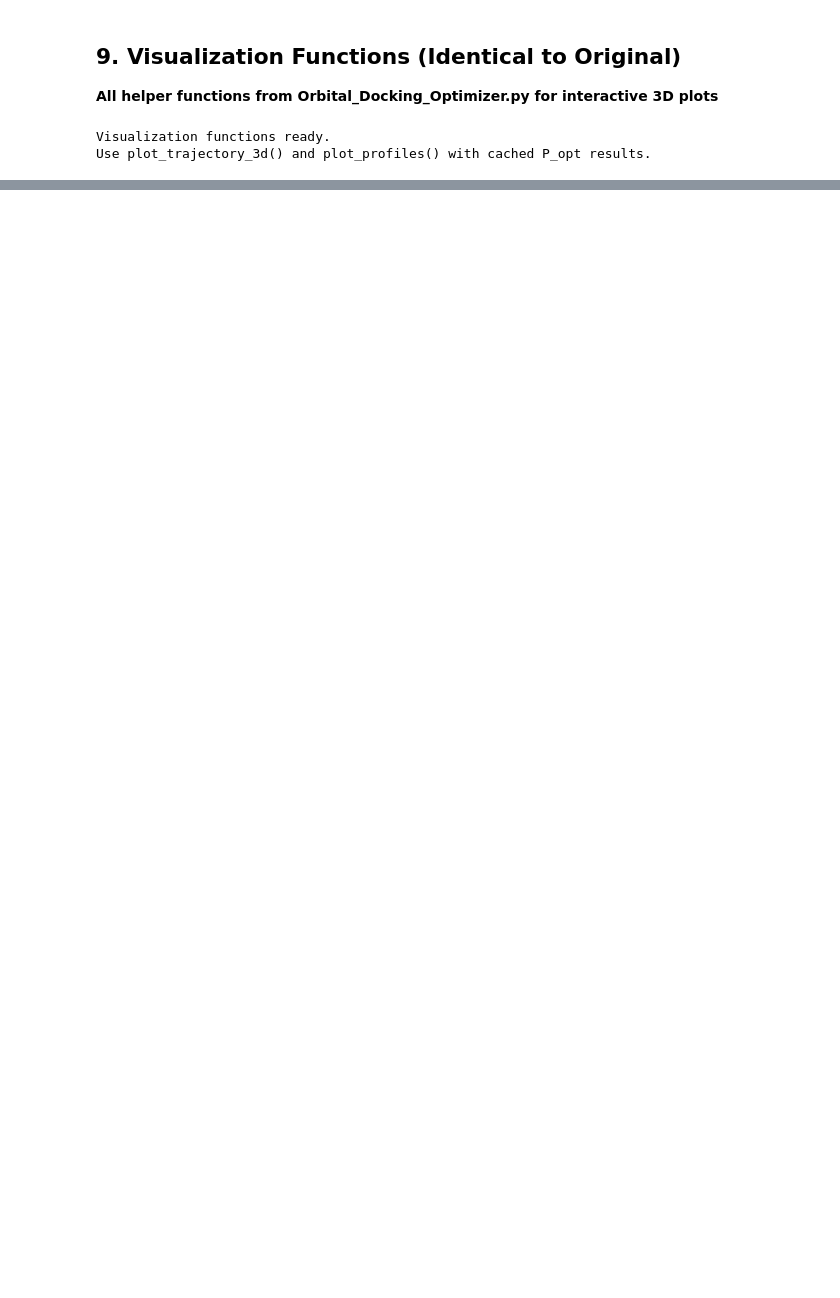
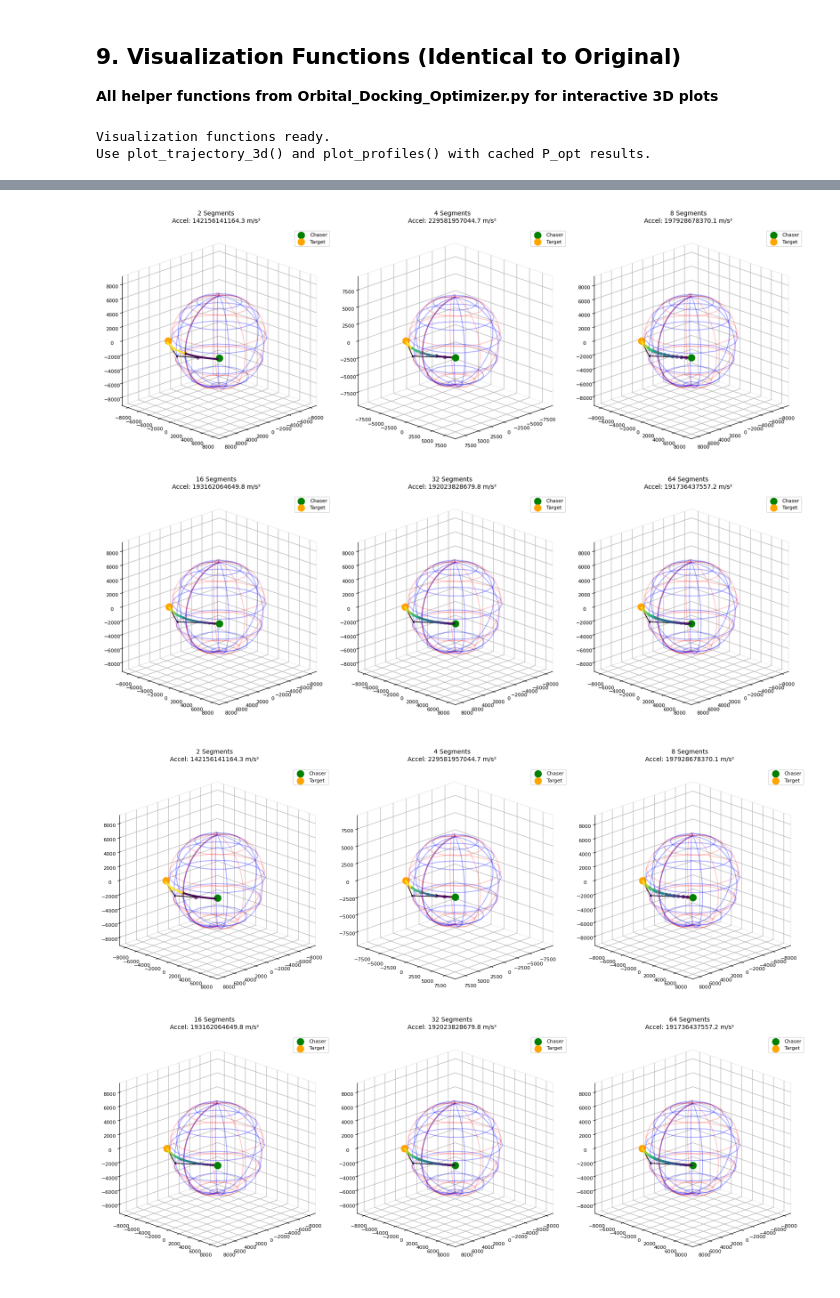
Before and after one commit to banana99ou/bezier-trajectory, a Jupyter notebook: Orbital_Docking_Development.ipynb, the cells around one changed output, grey strips where cells are left out. Saved outputs shown, nothing was run; the diff lists cells and outputs as text; code cells hidden in the pictures; blank space fills up the shorter version.

```diff
--- a/Orbital_Docking_Development.ipynb
+++ b/Orbital_Docking_Development.ipynb
@@ -884,3 +1212,9 @@ Use plot_trajectory_3d() and plot_profiles() with cached P_opt results.
+# %%
+fig_comparison = create_trajectory_comparison_figure(P_init, KOZ_RADIUS, results_all)
+fig_comparison  # Just have the figure object as the last line
+# %% [output]
+[figure, added]
+[figure, added]
 # %%
 plot_trajectory_3d(P_init, P_opt, KOZ_RADIUS)
 # plot_profiles(P_opt)
```
Also changed, not shown: parts of 9 cells of this notebook.
